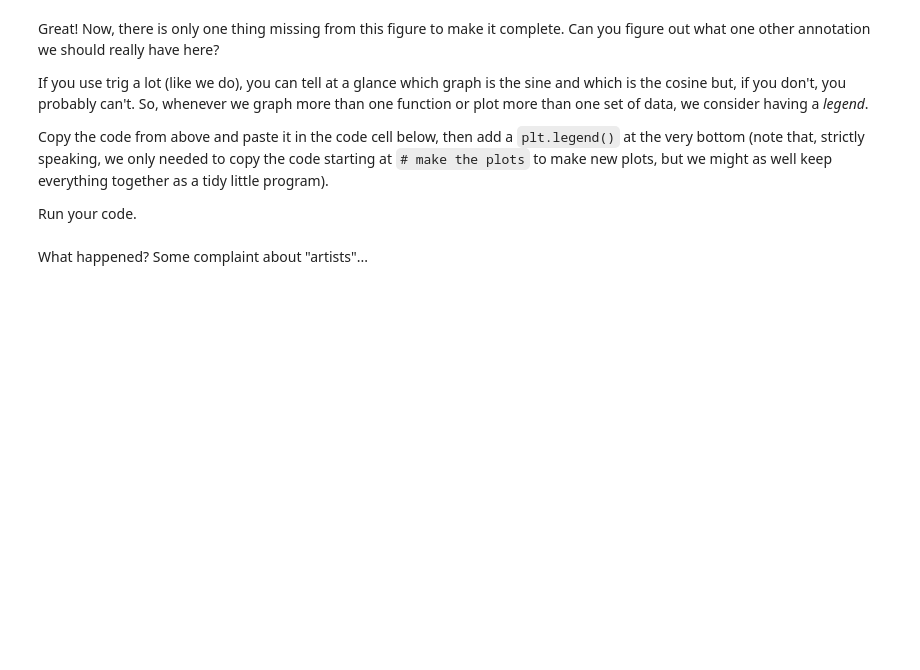
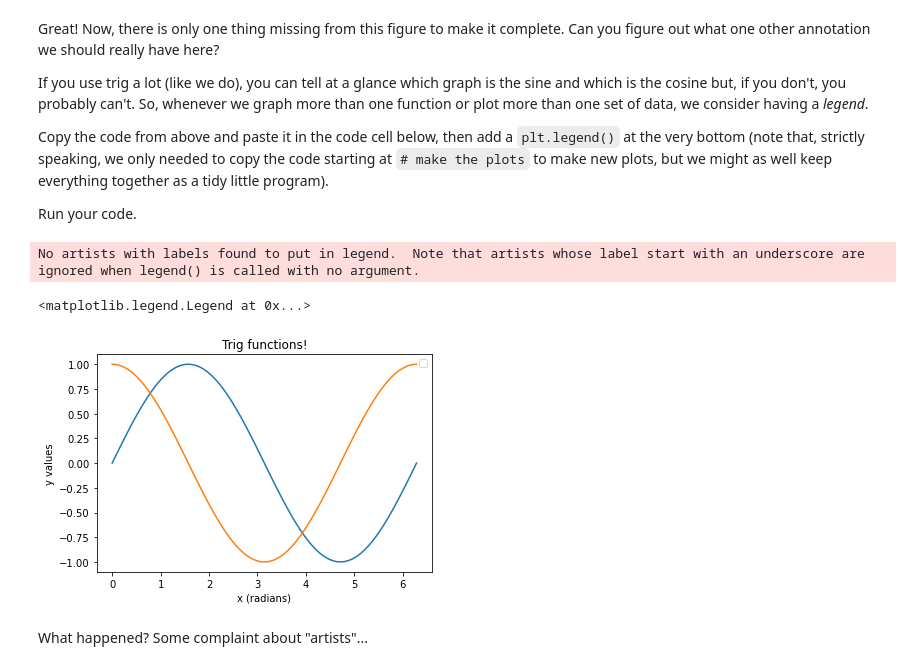
Before and after one commit to scingram1120/FDS-CourseTwo, a Jupyter notebook: t8.ipynb, the cells around one changed output. Drawn from its saved outputs; the diff is of its cells as text; code cells hidden in the pictures; blank space fills up the shorter version.

```diff
--- a/t8.ipynb
+++ b/t8.ipynb
@@ -94,6 +109,32 @@ If you use trig a lot (like we do), you can tell at a glance which graph is the
 Copy the code from above and paste it in the code cell below, then add a `plt.legend()` at the very bottom (note that, strictly speaking, we only needed to copy the code starting at `# make the plots` to make new plots, but we might as well keep everything together as a tidy little program).
 
 Run your code.
+# %%
+
+# plot the sine and cosine together
+
+# make the x axis
+x = np.linspace(0, 2*np.pi, 100)
+
+# compute the sin and cosine
+y = np.sin(x)
+y2 = np.cos(x)
+
+# make the plots
+plt.plot(x, y)
+plt.plot(x,y2)
+
+
+# annotate
+plt.xlabel('x (radians)')
+plt.ylabel('y values')
+plt.title('Trig functions!')
+
+plt.legend()
+# %% [output]
+No artists with labels found to put in legend.  Note that artists whose label start with an underscore are ignored when legend() is called with no argument.
+<matplotlib.legend.Legend at 0x...>
+[figure, added]
 # %% [markdown]
 What happened? Some complaint about "artists"...
 # %% [markdown]
```
Also changed, not shown: parts of 20 cells of this notebook, 3 other files.
